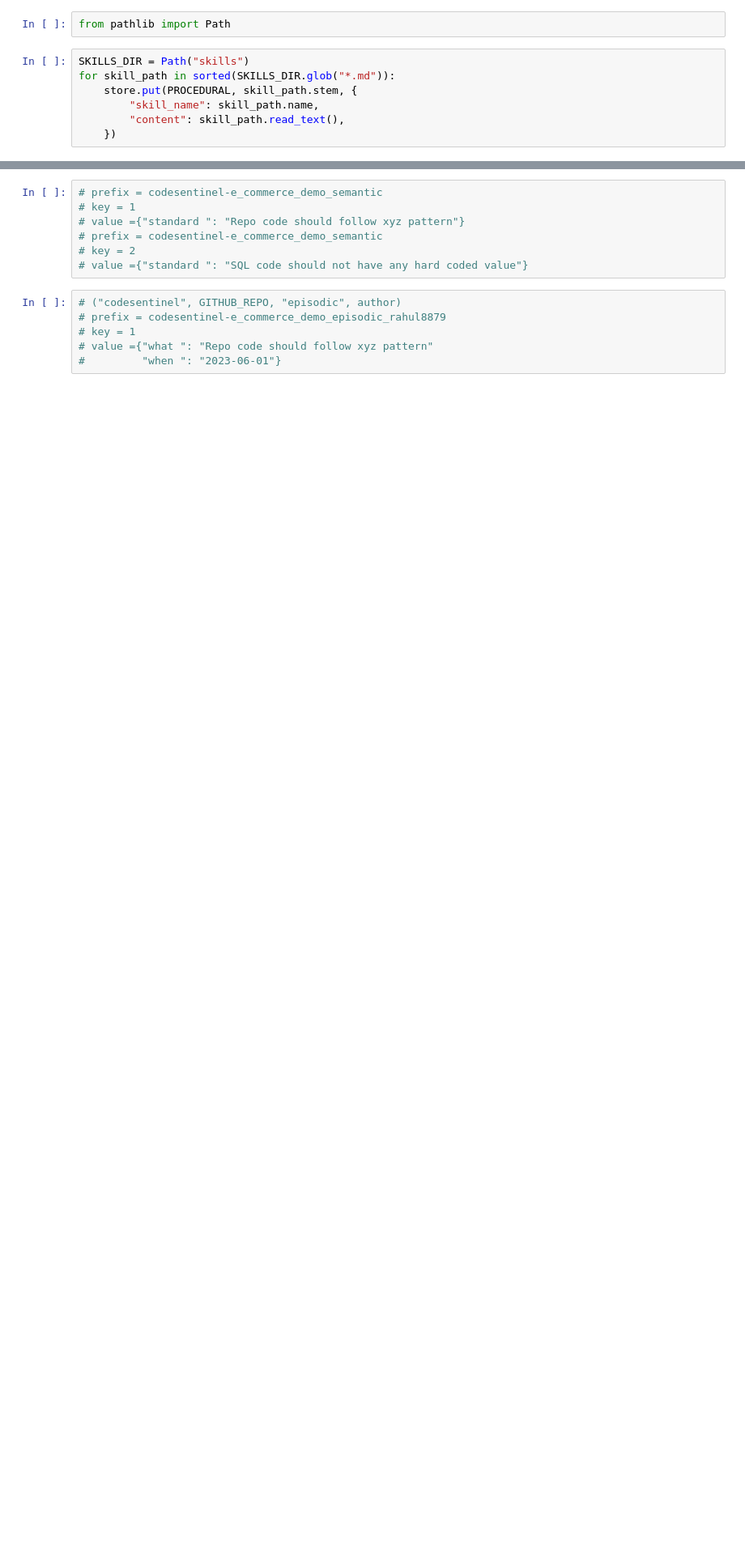
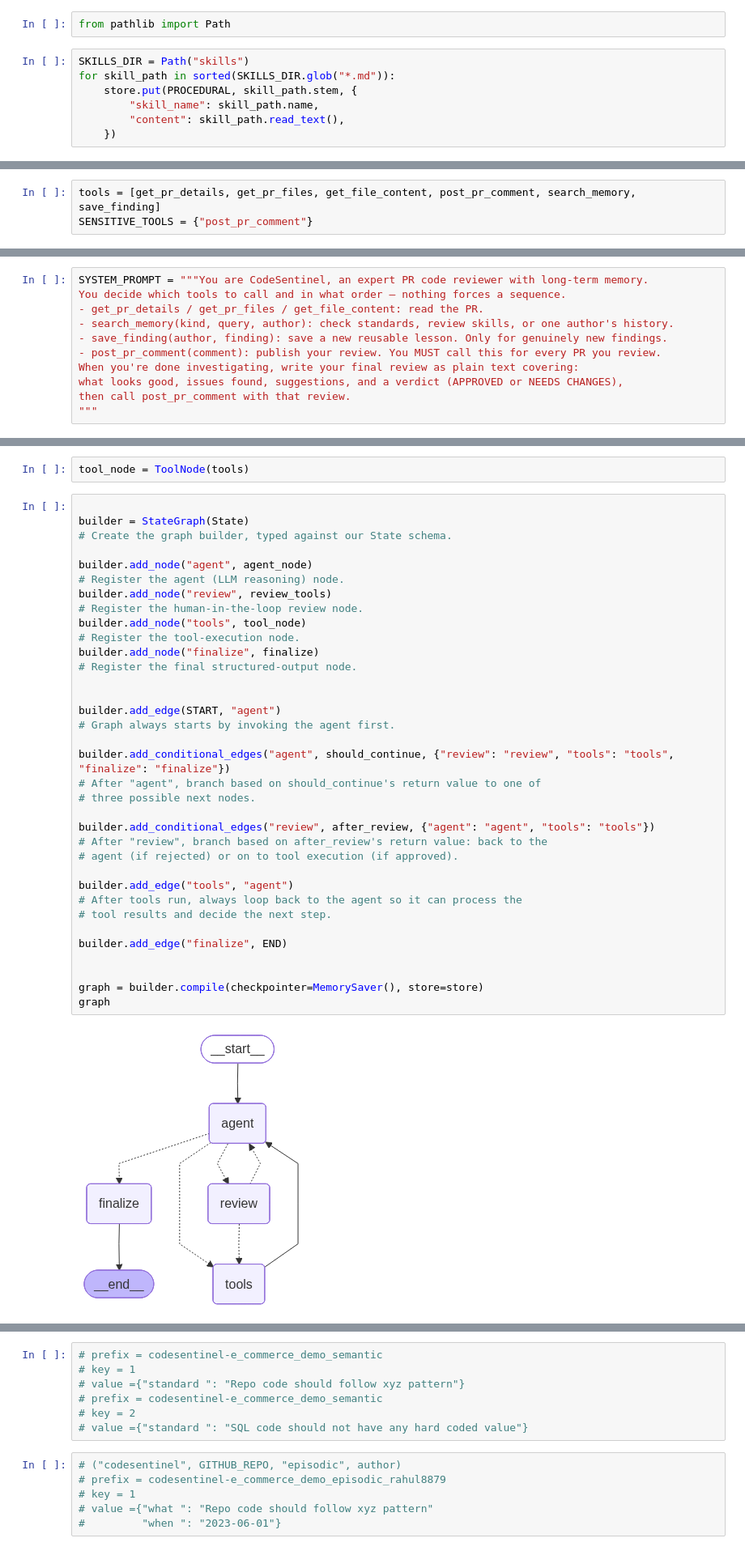
Before and after one commit to patty2507-dev/coding_ninja_genai, a Jupyter notebook: 05_Agentic_AI/session-04/code/01_memory_demo.ipynb, the cells around one changed output, grey strips where cells are left out. Shown at 81% size. Drawn from its saved outputs; the diff is of its cells as text; blank space fills up the shorter version.

Commit message:
added the memory code to repo

```diff
--- a/05_Agentic_AI/session-04/code/01_memory_demo.ipynb
+++ b/05_Agentic_AI/session-04/code/01_memory_demo.ipynb
@@ -80,0 +152,3 @@ for skill_path in sorted(SKILLS_DIR.glob("*.md")):
+# %%
+tools = [get_pr_details, get_pr_files, get_file_content, post_pr_comment, search_memory, save_finding]
+SENSITIVE_TOOLS = {"post_pr_comment"}
@@ -80,0 +198,11 @@ for skill_path in sorted(SKILLS_DIR.glob("*.md")):
+# %%
+SYSTEM_PROMPT = """You are CodeSentinel, an expert PR code reviewer with long-term memory.
+You decide which tools to call and in what order — nothing forces a sequence.
+- get_pr_details / get_pr_files / get_file_content: read the PR.
+- search_memory(kind, query, author): check standards, review skills, or one author's history.
+- save_finding(author, finding): save a new reusable lesson. Only for genuinely new findings.
+- post_pr_comment(comment): publish your review. You MUST call this for every PR you review.
+When you're done investigating, write your final review as plain text covering:
+what looks good, issues found, suggestions, and a verdict (APPROVED or NEEDS CHANGES),
+then call post_pr_comment with that review.
+"""
@@ -80,0 +291,39 @@ for skill_path in sorted(SKILLS_DIR.glob("*.md")):
+# %%
+tool_node = ToolNode(tools)
+# %%
+
+builder = StateGraph(State)
+# Create the graph builder, typed against our State schema.
+
+builder.add_node("agent", agent_node)
+# Register the agent (LLM reasoning) node.
+builder.add_node("review", review_tools)
+# Register the human-in-the-loop review node.
+builder.add_node("tools", tool_node)
+# Register the tool-execution node.
+builder.add_node("finalize", finalize)
+# Register the final structured-output node.
+
+
+builder.add_edge(START, "agent")
+# Graph always starts by invoking the agent first.
+
+builder.add_conditional_edges("agent", should_continue, {"review": "review", "tools": "tools", "finalize": "finalize"})
+# After "agent", branch based on should_continue's return value to one of
+# three possible next nodes.
+
+builder.add_conditional_edges("review", after_review, {"agent": "agent", "tools": "tools"})
+# After "review", branch based on after_review's return value: back to the
+# agent (if rejected) or on to tool execution (if approved).
+
+builder.add_edge("tools", "agent")
+# After tools run, always loop back to the agent so it can process the
+# tool results and decide the next step.
+
+builder.add_edge("finalize", END)
+
+
+graph = builder.compile(checkpointer=MemorySaver(), store=store)
+graph
+# %% [output]
+[figure, added]
```
Also changed, not shown: parts of 13 cells of this notebook.
